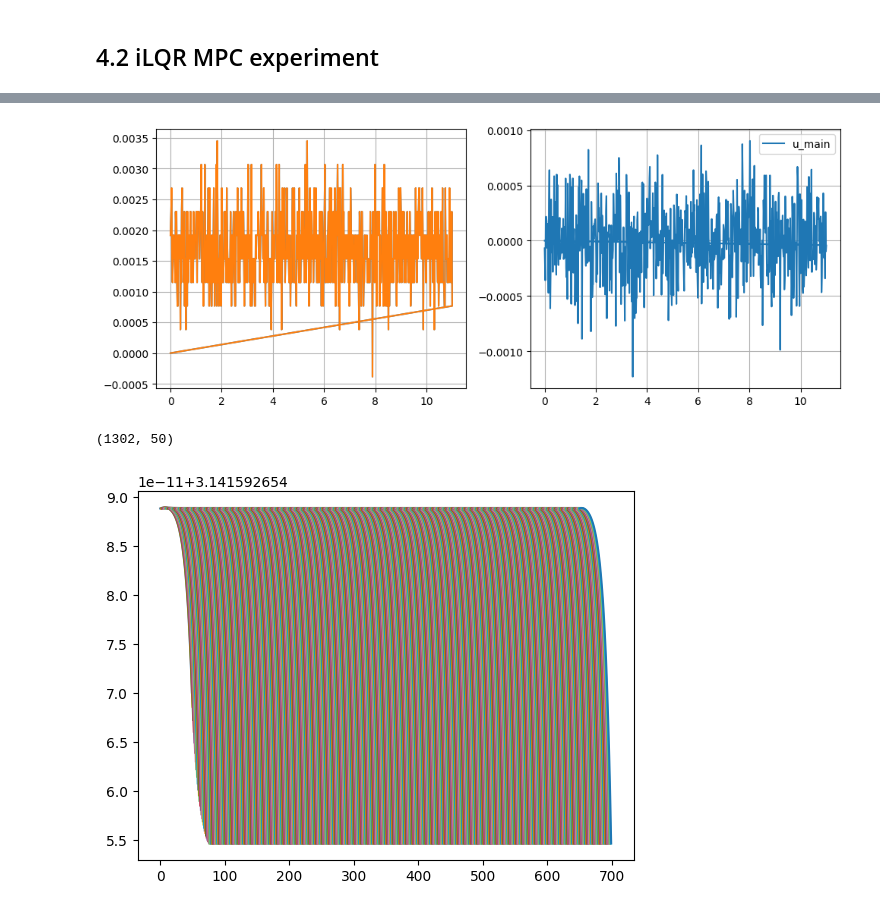
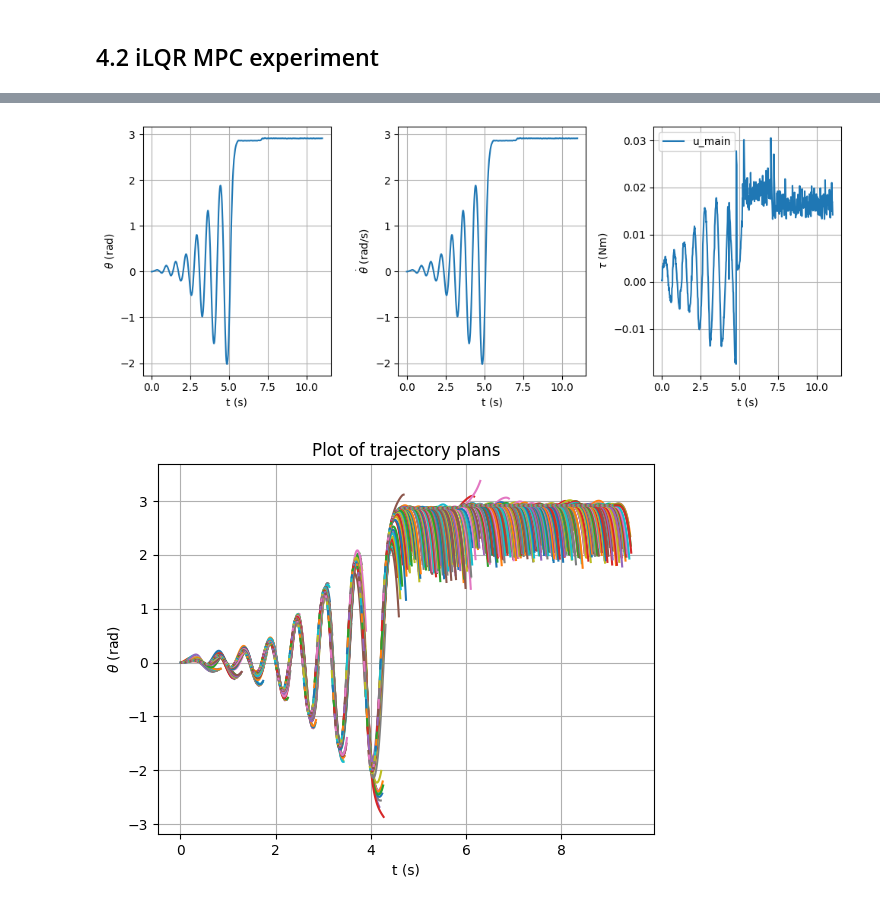
Before and after one commit to air-course/tutorial11, a Jupyter notebook: teacher-pt2-new.ipynb, the cells around one changed output, grey strips where cells are left out. Saved outputs shown, nothing was run; the diff lists cells and outputs as text; code cells hidden in the pictures.

Commit message:
finished ilqr part

```diff
--- a/teacher-pt2-new.ipynb
+++ b/teacher-pt2-new.ipynb
@@ -979,7 +966,7 @@ def pendulum_swingup_final_cost_norm(x):
 Set the correct weights in functions *pendulum_swingup_stage_cost_norm* and *pendulum_swingup_final_cost_norm* to achieve a swing-up with as little torque as possible. Test the solution to make sure the MPC controller achieves the maneuver.
 # %%
 ilqr_MPC_controller = iLQR_MPC_Controller(mass=mass, length=length, damping = damping, torque_limit=0.03, gravity=gravity, Kp=0.1, Kd = 0.01,
-                                          N=50, max_iter=50, regu_init=100, break_cost_redu=5e-1, dt = 0.01)
+                                          N=35, max_iter=50, regu_init=100, break_cost_redu=5e-1, dt = 0.01)
 ilqr_MPC_controller.set_discrete_dynamics(pendulum_discrete_dynamics_RK4)
 ilqr_MPC_controller.set_stage_cost(pendulum_swingup_stage_cost_norm)
 ilqr_MPC_controller.set_final_cost(pendulum_swingup_final_cost_norm)
@@ -1064,7 +1016,0 @@ plot_timeseries(Tsim_es, np.array(Xsim_es), Usim_es)
-# %%
-t = np.linspace(0, 50)
-
-for i in range(int(ilqr_MPC_controller.x_trj_archive.shape[0]/2)):
-    X = ilqr_MPC_controller.x_trj_archive[i*2:i*2+2, :]
-    plt.plot(t, np.asarray(X)[0])
-    t += 1
@@ -1073,5 +1016,0 @@ for i in range(int(ilqr_MPC_controller.x_trj_archive.shape[0]/2)):
-# %%
-for i in range(1000):
-    X = ilqr_MPC_controller.x_trj_archive[i*2:i*2+2, :]
-    plt.plot(np.asarray(X)[0],np.asarray(X)[1])
-    t += 1
@@ -1188,13 +1080,3 @@ def pendulum_swingup_final_cost_norm(x):
-# %%
-ilqr_MPC_controller = iLQR_MPC_Controller(mass=mass, length=length, damping = damping, torque_limit=0.03, gravity=gravity, Kp=0.1, Kd = 0.01,
-                                          N=50, max_iter=50, regu_init=100, break_cost_redu=5e-1, dt = 0.01)
-ilqr_MPC_controller.set_discrete_dynamics(pendulum_discrete_dynamics_RK4)
-ilqr_MPC_controller.set_stage_cost(pendulum_swingup_stage_cost_norm)
-ilqr_MPC_controller.set_final_cost(pendulum_swingup_final_cost_norm)
-ilqr_MPC_controller.init_derivatives()
-
-x0 = np.array([0.001, 0.0])
-ilqr_MPC_controller.set_start(x0)
 # %%
 tf = 10 # Final time (s)
 dt = 0.01 # Time step (s)
@@ -1250,4 +1132,11 @@ RuntimeError: Invalid request: CloudPendulumException: Heartbeat failed, invalid
 # %%
-plot_timeseries(Treal_lqr, Xreal_lqr, Ureal_lqr)
+def remove_trailing_zeros(arr):
+    nonzero = np.nonzero(arr)
+    if arr.ndim == 1:
+        return arr[:nonzero[0][-1] + 1]
+    else:
+        return arr[:nonzero[0][-1] + 1, :nonzero[1][-1] + 1]
+
+plot_timeseries(remove_trailing_zeros(Treal_lqr), remove_trailing_zeros(Xreal_lqr), remove_trailing_zeros(Ureal_lqr))
 # %% [output]
-[figure, old version]
+[figure, new version]
@@ -1256,12 +1143,15 @@ plot_timeseries(Treal_lqr, Xreal_lqr, Ureal_lqr)
 # %%
 t = np.arange(0, ilqr_MPC_controller.N)
-print(ilqr_MPC_controller.x_trj_archive.shape)
 
 for i in range(int(ilqr_MPC_controller.x_trj_archive.shape[0]/2)):
     X = ilqr_MPC_controller.x_trj_archive[i*2:i*2+2, :]
-    plt.plot(t, np.asarray(X)[0])
+    plt.plot(dt*t, np.asarray(X)[0])
     t += 1
+
+plt.xlabel(r"t (s)")
+plt.ylabel(r"$\theta$ (rad)")
+plt.title("Plot of trajectory plans")
+plt.grid()
 # %% [output]
-(1302, 50)
-[figure, old version]
+[figure, new version]
 # %%
```
Also changed, not shown: parts of 23 cells of this notebook, 4 other files.
